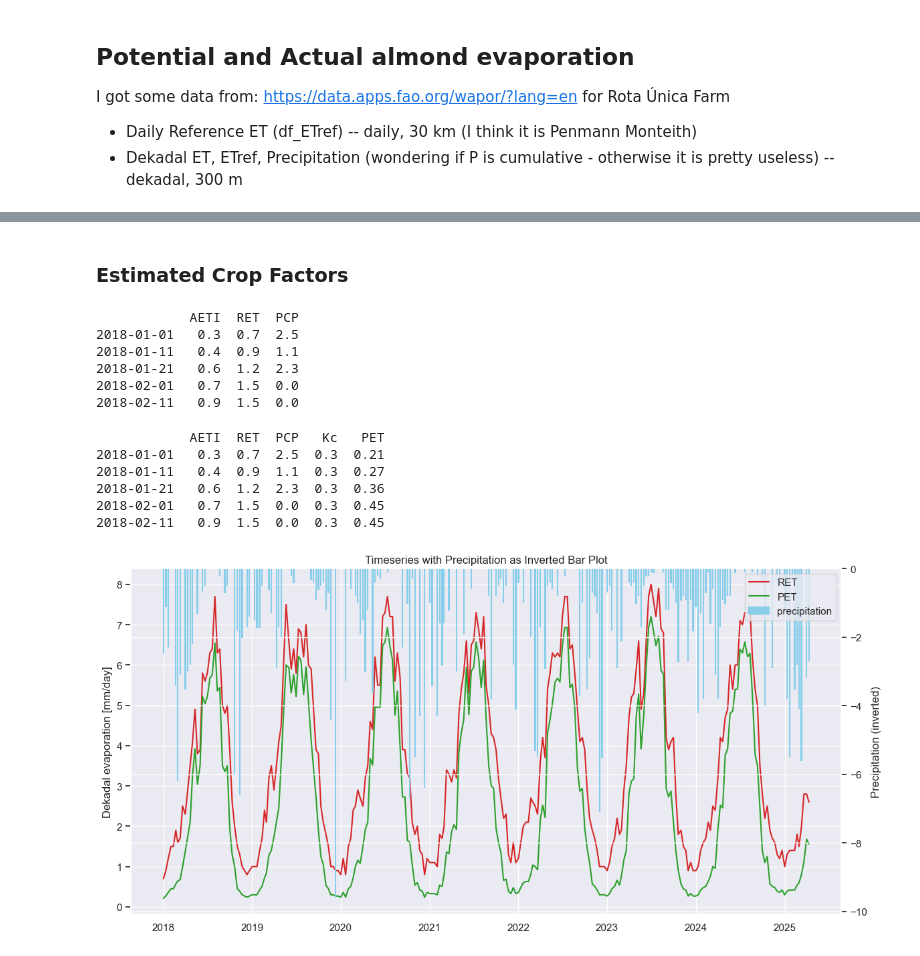
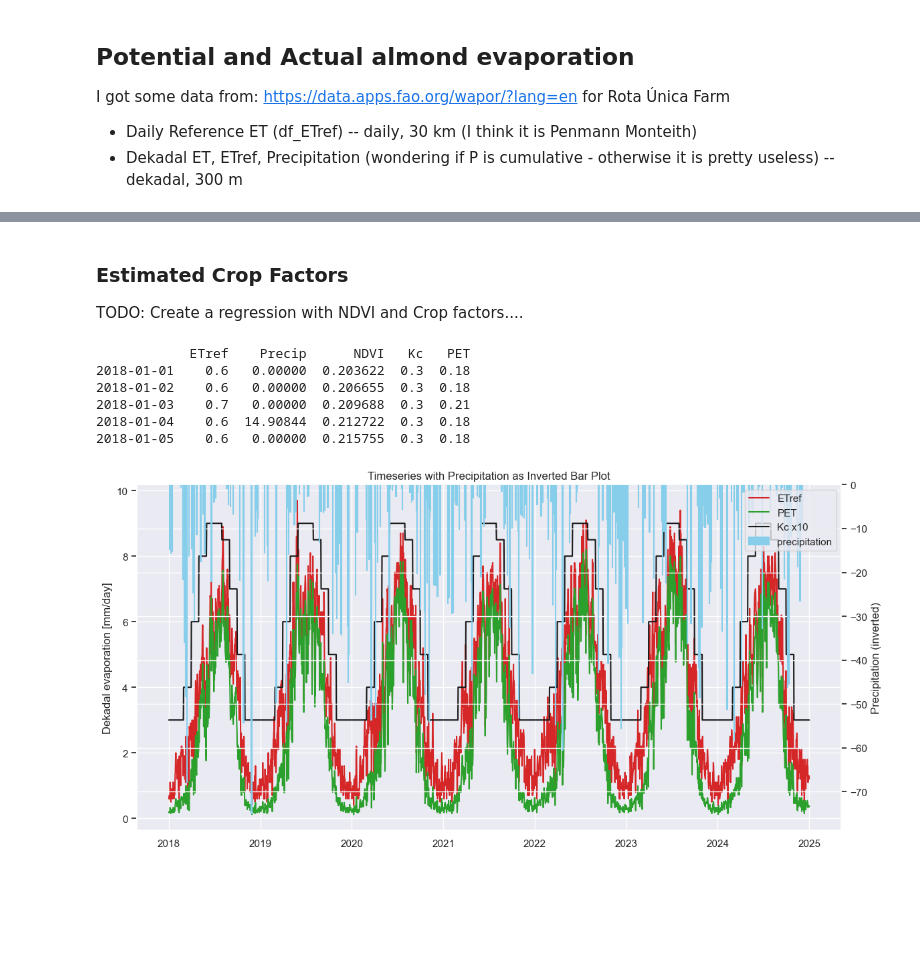
Before and after one commit to nadja1390/RAFIP, a Jupyter notebook: Orchard_Water_Use.ipynb, the cells around one changed output, grey strips where cells are left out. Drawn from its saved outputs; the diff is of its cells as text; code cells hidden in the pictures; blank space fills up the shorter version.

Commit message:
first estimate evaporation

```diff
--- a/Orchard_Water_Use.ipynb
+++ b/Orchard_Water_Use.ipynb
@@ -84,10 +143,11 @@ sns.set_theme()
 
 fig, ax = plt.subplots(figsize=(10, 4))
 
-df_ETref.plot(color='darkcyan', ax=ax)
+
+df_merged['ETref'].plot(color='darkcyan', ax=ax)
 
 # Loop through each year and color the background for March to September
-for year in range(df_ETref.index.year.min(), df_ETref.index.year.max() + 1):
+for year in range(df_merged['ETref'].index.year.min(), df_merged['ETref'].index.year.max() + 1):
     start_date = pd.Timestamp(f'{year}-03-01')  # March 1st of the year
     end_date = pd.Timestamp(f'{year}-09-15')   # September 30th of the year
     ax.axvspan(start_date, end_date, color='mediumseagreen', alpha=0.3)
@@ -162,17 +202,7 @@ plt.show()
 # %% [markdown]
 ### Estimated Crop Factors
+
+TODO: Create a regression with NDVI and Crop factors....
-# %%
-# to pick it up fast where you left
-df_kc = pd.read_csv(os.path.join('Data/Evaporation','almond_crop_factors_portugal.csv'), index_col=0, header=0, names=['Kc'])
-
-print(df_dek.head())
-# %% [output]
-            AETI  RET  PCP
-2018-01-01   0.3  0.7  2.5
-2018-01-11   0.4  0.9  1.1
-2018-01-21   0.6  1.2  2.3
-2018-02-01   0.7  1.5  0.0
-2018-02-11   0.9  1.5  0.0
 # %%
 # Define Kc values by month
 kc_by_month = {
@@ -183,47 +213,48 @@ kc_by_month = {
 }
 
 # Add Kc values by mapping the month from the 'date' column
-df_dek['Kc'] = df_dek.index.month.map(kc_by_month)
+df_merged['Kc'] = df_merged.index.month.map(kc_by_month)
 
-df_dek['PET'] = df_dek['RET'] * df_dek['Kc']
-print(df_dek.head())
+df_merged['PET'] = df_merged['ETref'] * df_merged['Kc']
+print(df_merged.head())
 # %% [output]
-            AETI  RET  PCP   Kc   PET
-2018-01-01   0.3  0.7  2.5  0.3  0.21
-2018-01-11   0.4  0.9  1.1  0.3  0.27
-2018-01-21   0.6  1.2  2.3  0.3  0.36
-2018-02-01   0.7  1.5  0.0  0.3  0.45
-2018-02-11   0.9  1.5  0.0  0.3  0.45
+            ETref    Precip      NDVI   Kc   PET
+2018-01-01    0.6   0.00000  0.203622  0.3  0.18
+2018-01-02    0.6   0.00000  0.206655  0.3  0.18
+2018-01-03    0.7   0.00000  0.209688  0.3  0.21
+2018-01-04    0.6  14.90844  0.212722  0.3  0.18
+2018-01-05    0.6   0.00000  0.215755  0.3  0.18
 # %%
 fig, ax1 = plt.subplots(figsize=(12, 6))
 
 # Loop through each year and color the background for March to September
-for year in range(df_dek.index.year.min(), df_dek.index.year.max() + 1):
+for year in range(df_merged.index.year.min(), df_merged.index.year.max() + 1):
     start_date = pd.Timestamp(f'{year}-03-01')  # March 1st of the year
     end_date = pd.Timestamp(f'{year}-09-15')   # September 30th of the year
     ax.axvspan(start_date, end_date, color='mediumseagreen', alpha=0.3)
 
+# Secondary y-axis for Precipitation (plotted as a bar plot, top-down)
+ax2 = ax1.twinx()
+ax2.bar(df_merged.index, -df_merged['Precip'], color='skyblue', edgecolor='skyblue', linewidth=1.5, label='precipitation')
+ax2.set_ylabel('Precipitation (inverted)')
+# ax2.legend(loc='upper right')
+
 # Line plots for
-ax1.plot(df_dek.index, df_dek['RET'], color='tab:red', label='RET')
-ax1.plot(df_dek.index, df_dek['PET'], color='tab:green', label='PET')
+ax1.plot(df_merged.index, df_merged['ETref'], color='tab:red', label='ETref')
+ax1.plot(df_merged.index, df_merged['PET'], color='tab:green', label='PET')
+ax1.plot(df_merged.index, df_merged['Kc']*10, color='k', label='Kc x10')
 ax1.set_ylabel('Dekadal evaporation [mm/day]')
 # ax1.legend(loc='upper left')
-
-# Secondary y-axis for Precipitation (plotted as a bar plot, top-down)
-ax2 = ax1.twinx()
-ax2.bar(df_dek.index, -df_dek['PCP'], color='skyblue', edgecolor='skyblue', linewidth=1.5, label='precipitation')
-ax2.set_ylabel('Precipitation (inverted)')
-# ax2.legend(loc='upper right')
 
 # Optional: make sure the precipitation legend appears
 lines, labels = ax1.get_legend_handles_labels()
 lines2, labels2 = ax2.get_legend_handles_labels()
 ax2.legend(lines + lines2, labels + labels2, loc='upper right')
 
 plt.title('Timeseries with Precipitation as Inverted Bar Plot')
 plt.tight_layout()
 plt.show()
 # %% [output]
-[figure, old version]
+[figure, new version]
 # %%
 # water deficit:
```
Also changed, not shown: parts of 11 cells of this notebook, 2 other files.
